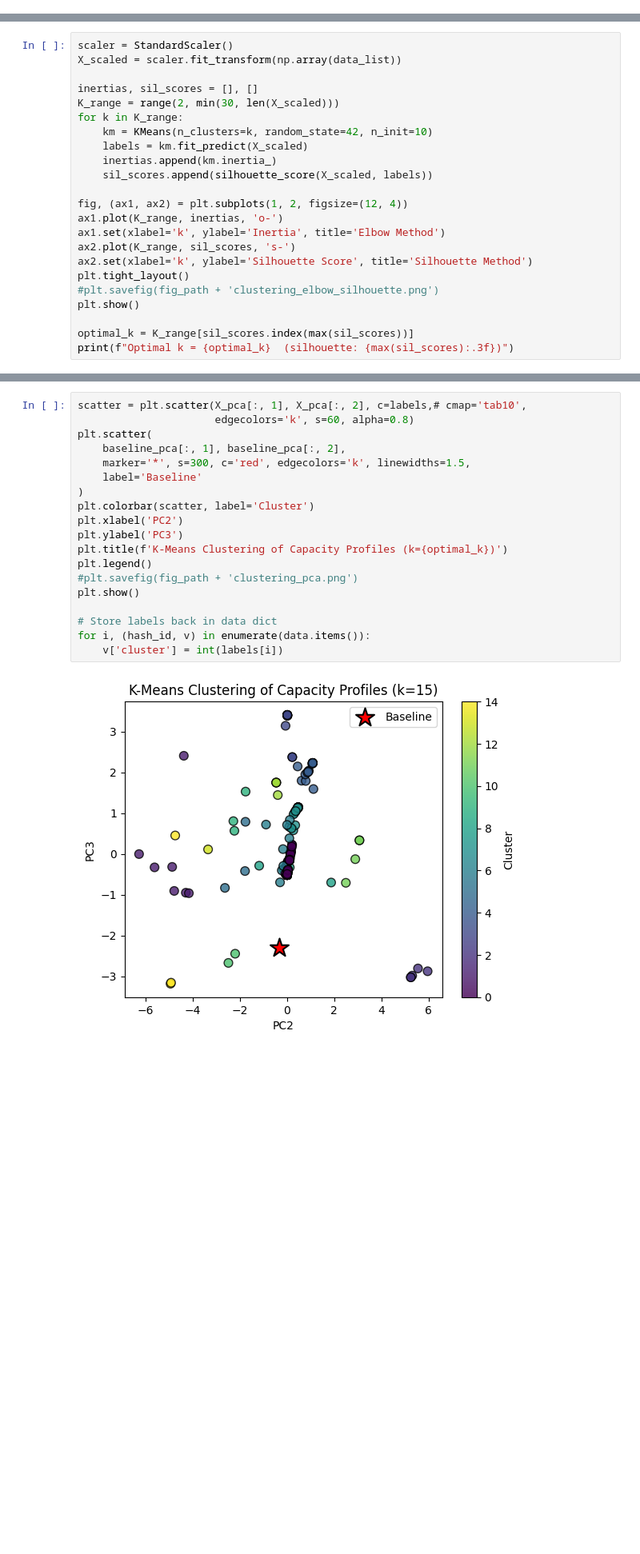
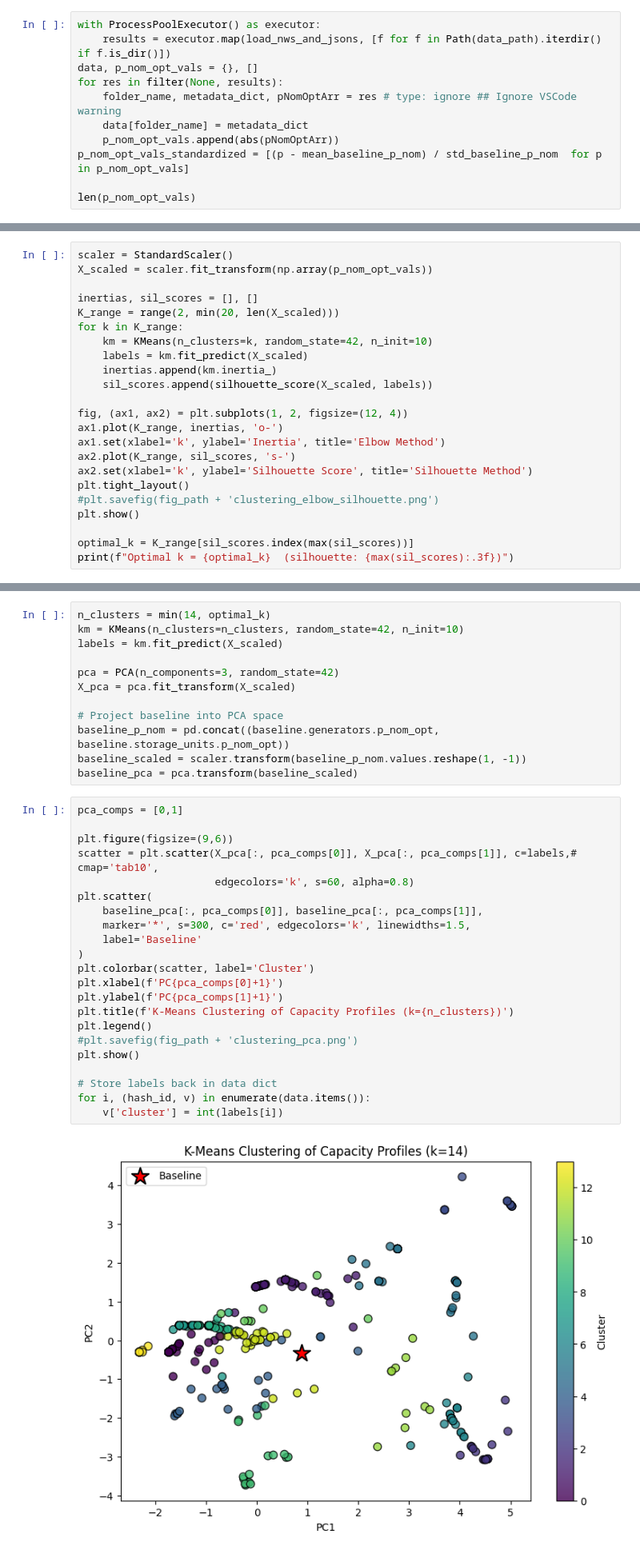
Before and after one commit to menkobalazs/power-systems-analysis, a Jupyter notebook: 09_mixed_sensitivity_test_result.ipynb, the cells around one changed output, grey strips where cells are left out. Shown at 80% size. Saved outputs shown, nothing was run; the diff lists cells and outputs as text; blank space fills up the shorter version.

```diff
--- a/09_mixed_sensitivity_test_result.ipynb
+++ b/09_mixed_sensitivity_test_result.ipynb
@@ -31,0 +35,11 @@ for name, d, arr in results: # type: ignore ### ignore VSCode warning
+# %%
+with ProcessPoolExecutor() as executor:
+    results = executor.map(load_nws_and_jsons, [f for f in Path(data_path).iterdir() if f.is_dir()])
+data, p_nom_opt_vals = {}, []
+for res in filter(None, results):
+    folder_name, metadata_dict, pNomOptArr = res # type: ignore ## Ignore VSCode warning
+    data[folder_name] = metadata_dict
+    p_nom_opt_vals.append(abs(pNomOptArr))
+p_nom_opt_vals_standardized = [(p - mean_baseline_p_nom) / std_baseline_p_nom  for p in p_nom_opt_vals]
+
+len(p_nom_opt_vals)
@@ -32,9 +83,9 @@ for name, d, arr in results: # type: ignore ### ignore VSCode warning
 # %%
 scaler = StandardScaler()
-X_scaled = scaler.fit_transform(np.array(data_list))
+X_scaled = scaler.fit_transform(np.array(p_nom_opt_vals))
 
 inertias, sil_scores = [], []
-K_range = range(2, min(30, len(X_scaled)))
+K_range = range(2, min(20, len(X_scaled)))
 for k in K_range:
     km = KMeans(n_clusters=k, random_state=42, n_init=10)
     labels = km.fit_predict(X_scaled)
@@ -99,21 +109,36 @@ for i, (hash_id, v) in enumerate(data.items()):
+# %%
+n_clusters = min(14, optimal_k)
+km = KMeans(n_clusters=n_clusters, random_state=42, n_init=10)
+labels = km.fit_predict(X_scaled)
+
+pca = PCA(n_components=3, random_state=42)
+X_pca = pca.fit_transform(X_scaled)
+
+# Project baseline into PCA space
+baseline_p_nom = pd.concat((baseline.generators.p_nom_opt, baseline.storage_units.p_nom_opt))
+baseline_scaled = scaler.transform(baseline_p_nom.values.reshape(1, -1))
+baseline_pca = pca.transform(baseline_scaled)
 # %%
-scatter = plt.scatter(X_pca[:, 1], X_pca[:, 2], c=labels,# cmap='tab10',
+pca_comps = [0,1]
+
+plt.figure(figsize=(9,6))
+scatter = plt.scatter(X_pca[:, pca_comps[0]], X_pca[:, pca_comps[1]], c=labels,# cmap='tab10',
                       edgecolors='k', s=60, alpha=0.8)
 plt.scatter(
-    baseline_pca[:, 1], baseline_pca[:, 2],
+    baseline_pca[:, pca_comps[0]], baseline_pca[:, pca_comps[1]],
     marker='*', s=300, c='red', edgecolors='k', linewidths=1.5,
     label='Baseline'
 )
 plt.colorbar(scatter, label='Cluster')
-plt.xlabel('PC2')
-plt.ylabel('PC3')
-plt.title(f'K-Means Clustering of Capacity Profiles (k={optimal_k})')
+plt.xlabel(f'PC{pca_comps[0]+1}')
+plt.ylabel(f'PC{pca_comps[1]+1}')
+plt.title(f'K-Means Clustering of Capacity Profiles (k={n_clusters})')
 plt.legend()
 #plt.savefig(fig_path + 'clustering_pca.png')
 plt.show()
 
 # Store labels back in data dict
 for i, (hash_id, v) in enumerate(data.items()):
     v['cluster'] = int(labels[i])
 # %% [output]
-[figure, old version]
+[figure, new version]
```
Also changed, not shown: parts of 15 cells of this notebook.
